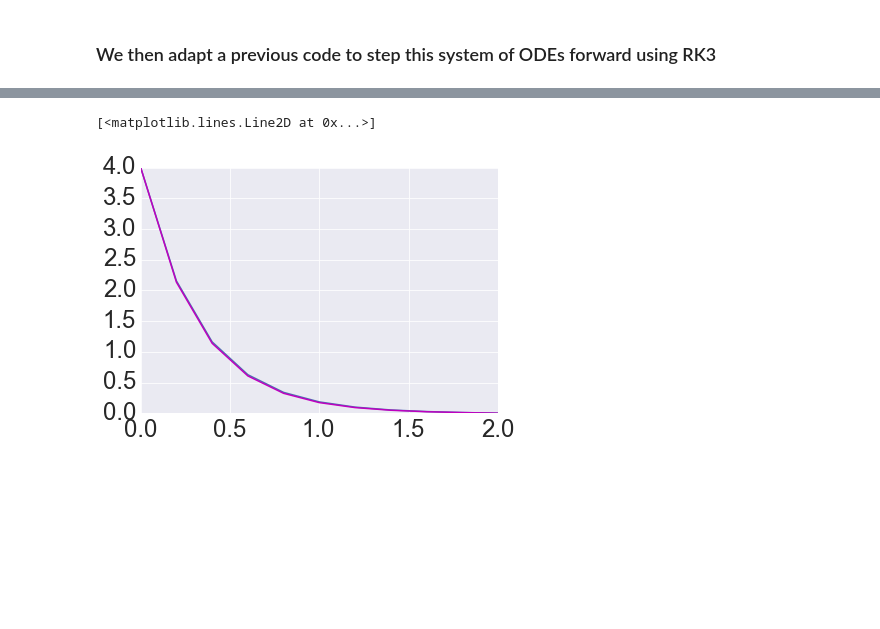
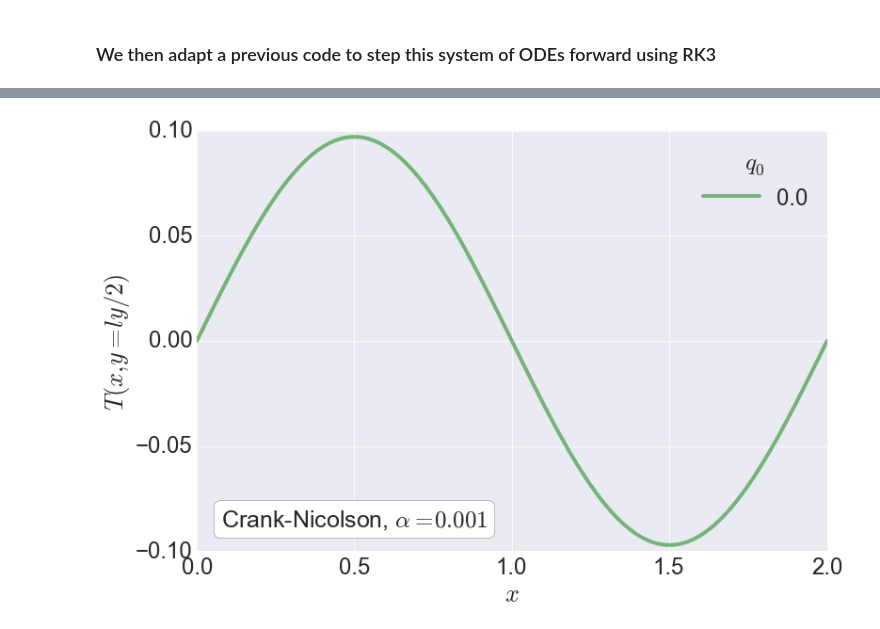
Before and after one commit to cesar-rocha/mae290b, a Jupyter notebook: hw/project/mae290b_project.ipynb, the cells around one changed output, grey strips where cells are left out. Cells and saved outputs as stored; diff of their text form; code cells hidden in the pictures; blank space fills up the shorter version.

```diff
--- a/hw/project/mae290b_project.ipynb
+++ b/hw/project/mae290b_project.ipynb
@@ -163 +457,13 @@ f,t = my_ode(rhs_diff_source,f0,q,0,100,dt,dy,N=10)
+# %%
+fig=plt.figure(figsize=(12,8))
+plt.plot(x,Tcn2[1,:],label=str(q0[1]),linewidth=lw,alpha=aph,color='g')
+plt.xlabel(r'$x$')
+plt.ylabel(r'$T(x,y=ly/2)$')
+plt.legend(loc=1, title = r"$q_0$")
+plt.text(.5, -.085, r"Crank-Nicolson, $\alpha = 0.001$", size=25, rotation=0.,\
+            ha="center", va="center",\
+            bbox = dict(boxstyle="round",ec='k',fc='w'))
+plt.savefig('Tcn2_green_y1.eps')
+# %% [output]
+[figure, added]
 # %%
@@ -167,11 +478,0 @@ fexact = A*sinh(2*pi*k*(ly-yi)/lx)
-# %%
-# append boundary conditions
-ff = np.append(4.,f[:,-1])
-ff = np.append(ff,0)
-ff.size
-#yi.size
-plt.plot(yi,ff)
-plt.plot(yi,fexact,'m')
-# %% [output]
-[<matplotlib.lines.Line2D at 0x...>]
-[figure, removed]
```
Also changed, not shown: parts of 30 cells of this notebook.
